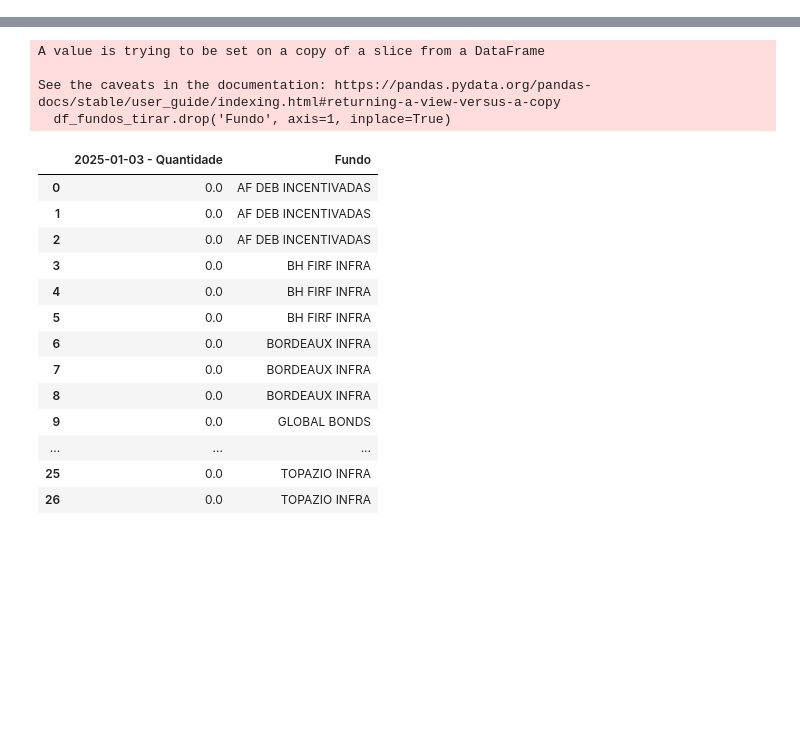
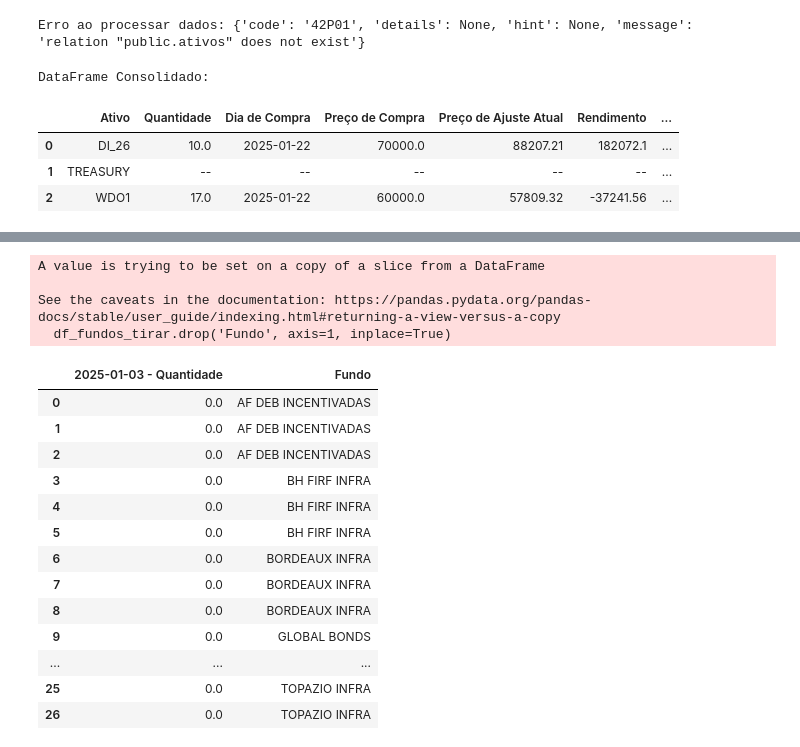
Before and after one commit to AFINVEST/Projeto-Gestao-Risco, a Jupyter notebook: Teste.ipynb, the cells around one changed output, grey strips where cells are left out. Drawn from its saved outputs; the diff is of its cells as text; code cells hidden in the pictures; blank space fills up the shorter version.

```diff
--- a/Teste.ipynb
+++ b/Teste.ipynb
@@ -123,0 +287,55 @@ def att_port():
+# %%
+dado_antigo = [{'Ativo': 'WDO1', 'Quantidade': 17, 'Dia de Compra': '2025-01-22', 'Preço de Compra': 60000, 'Preço de Ajuste Atual': 57809.32, 'Rendimento': -37241.56}, {'Ativo': 'DI_26', 'Quantidade': 10, 'Dia de Compra': '2025-01-22', 'Preço de Compra': 70000, 'Preço de Ajuste Atual': 88207.21, 'Rendimento': 182072.1}]
+dado_novo = [{'Ativo': 'WDO1', 'Quantidade': 17, 'Dia de Compra': '2025-01-22', 'Preço de Compra': 60000, 'Preço de Ajuste Atual': 57809.32, 'Rendimento': -37241.56}, {'Ativo': 'DI_26', 'Quantidade': 10, 'Dia de Compra': '2025-01-22', 'Preço de Compra': 70000, 'Preço de Ajuste Atual': 88207.21, 'Rendimento': 182072.1},{'Ativo': 'TREASURY', 'Preco_Fechamento_Atual': 60000, '2025-01-24 - PL': 1060005, '2025-01-24 - Preco_Fechamento': 54654654, '2025-01-24 - Preco_Compra': 58000, '2025-01-24 - Quantidade': 10, '2025-01-24 - Rendimento': 10005}]
+
+def atualizar_fundos(df):
+    data = load_data()
+    df_supa = pd.DataFrame(data)
+    # Ver se o ativo já existe
+    for ativos in df_supa['Ativo']:
+        if ativos not in df['Ativo'].values:
+            #Adicionar nova linha
+# %% [output]
+Erro ao processar dados: {'code': '42P01', 'details': None, 'hint': None, 'message': 'relation "public.ativos" does not exist'}
+# %%
+import pandas as pd
+
+# Dados de exemplo
+dado_antigo = [
+    {'Ativo': 'WDO1', 'Quantidade': 17, 'Dia de Compra': '2025-01-22',
+     'Preço de Compra': 60000, 'Preço de Ajuste Atual': 57809.32, 'Rendimento': -37241.56},
+    {'Ativo': 'DI_26', 'Quantidade': 10, 'Dia de Compra': '2025-01-22',
+     'Preço de Compra': 70000, 'Preço de Ajuste Atual': 88207.21, 'Rendimento': 182072.1}
+]
+
+dado_novo = [
+    {'Ativo': 'WDO1', 'Quantidade': 17, 'Dia de Compra': '2025-01-22',
+     'Preço de Compra': 60000, 'Preço de Ajuste Atual': 57809.32, 'Rendimento': -37241.56},
+    {'Ativo': 'DI_26', 'Quantidade': 10, 'Dia de Compra': '2025-01-22',
+     'Preço de Compra': 70000, 'Preço de Ajuste Atual': 88207.21, 'Rendimento': 182072.1},
+    {'Ativo': 'TREASURY', 'Preco_Fechamento_Atual': 60000,
+     '2025-01-24 - PL': 1060005, '2025-01-24 - Preco_Fechamento': 54654654,
+     '2025-01-24 - Preco_Compra': 58000, '2025-01-24 - Quantidade': 10,
+     '2025-01-24 - Rendimento': 10005}
+]
+
+# Criar DataFrames
+df_antigo = pd.DataFrame(dado_antigo)
+df_novo = pd.DataFrame(dado_novo)
+
+# Combinar e consolidar os dados
+df_consolidado = (
+    pd.concat([df_antigo, df_novo])
+    .groupby('Ativo', as_index=False)
+    .agg(lambda x: x.dropna().iloc[0] if x.notna().any() else None)
+    .fillna('--')
+)
+
+print("DataFrame Consolidado:")
+df_consolidado
+# %% [output]
+DataFrame Consolidado:
+|  | Ativo | Quantidade | Dia de Compra | Preço de Compra | Preço de Ajuste Atual | Rendimento | ... |
+| 0 | DI_26 | 10.0 | 2025-01-22 | 70000.0 | 88207.21 | 182072.1 | ... |
+| 1 | TREASURY | -- | -- | -- | -- | -- | ... |
+| 2 | WDO1 | 17.0 | 2025-01-22 | 60000.0 | 57809.32 | -37241.56 | ... |
```
Also changed, not shown: parts of 26 cells of this notebook, 22 other files.
